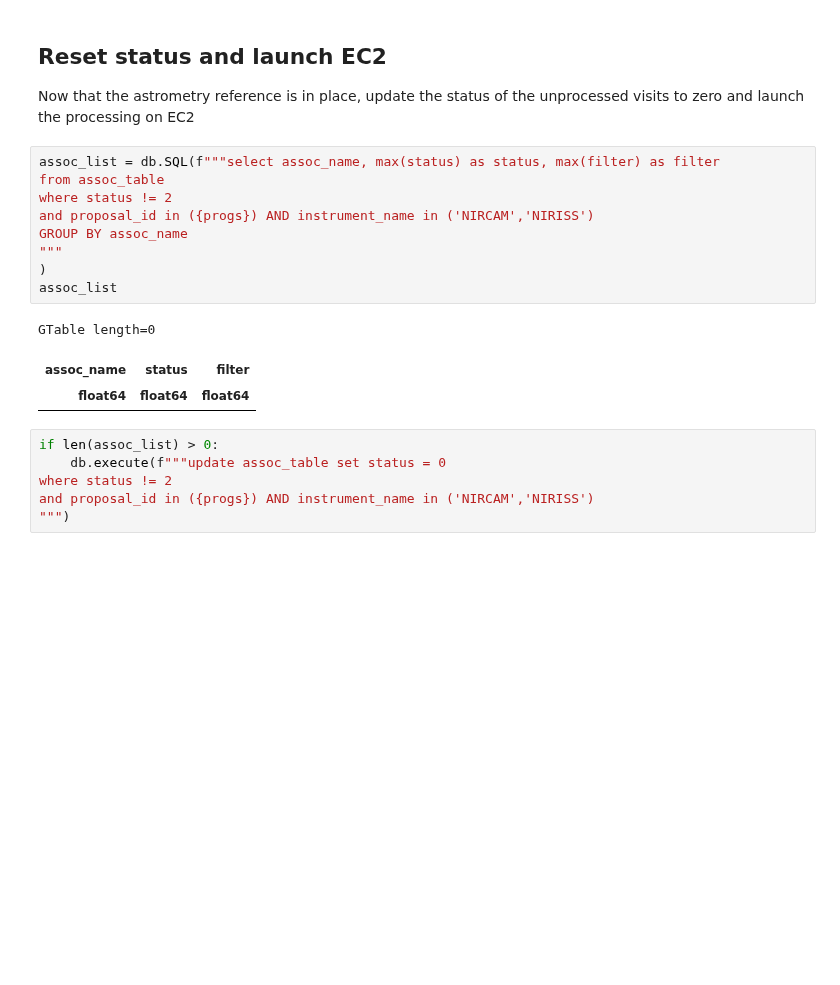
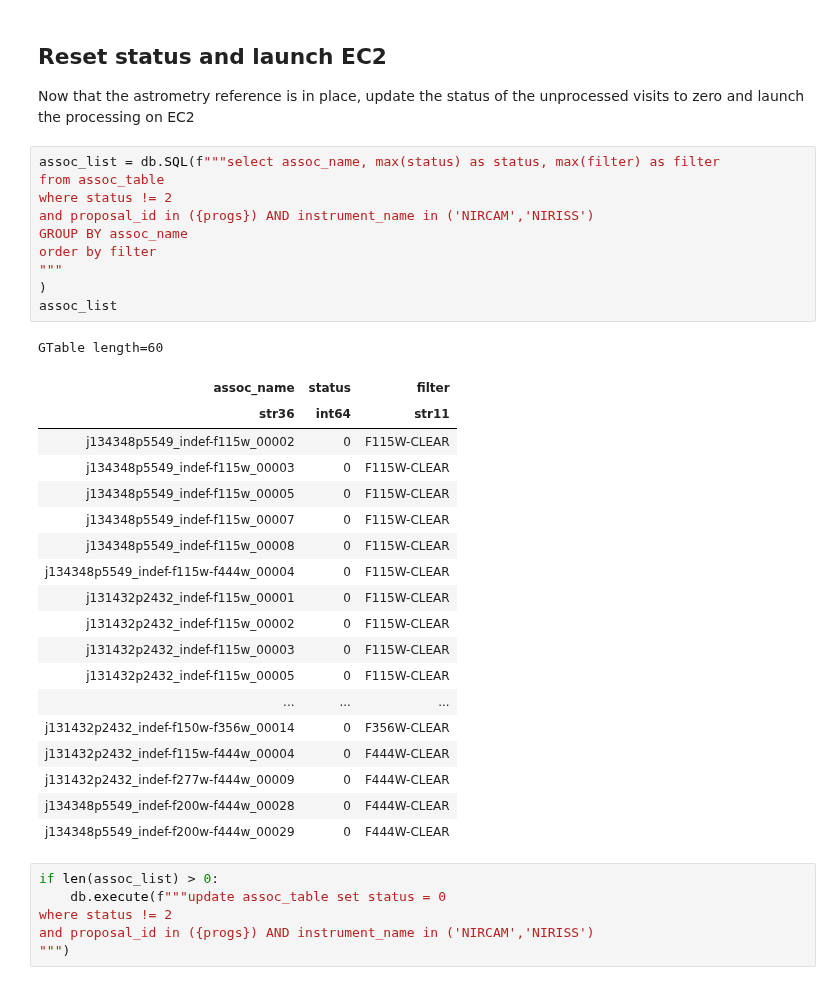
Before and after one commit to gbrammer/panoramic-jwst, a Jupyter notebook: Notebooks/make-astrometry-catalog.ipynb, the cells around one changed output. Drawn from its saved outputs; the diff is of its cells as text; blank space fills up the shorter version.

```diff
--- a/Notebooks/make-astrometry-catalog.ipynb
+++ b/Notebooks/make-astrometry-catalog.ipynb
@@ -337,16 +368,33 @@ Now that the astrometry reference is in place, update the status of the unproces
 # %%
 assoc_list = db.SQL(f"""select assoc_name, max(status) as status, max(filter) as filter
 from assoc_table
 where status != 2
 and proposal_id in ({progs}) AND instrument_name in ('NIRCAM','NIRISS')
 GROUP BY assoc_name
+order by filter
 """
 )
 assoc_list
 # %% [output]
-GTable length=0
+GTable length=60
 | assoc_name | status | filter |
-| float64 | float64 | float64 |
+| str36 | int64 | str11 |
+| j134348p5549_indef-f115w_00002 | 0 | F115W-CLEAR |
+| j134348p5549_indef-f115w_00003 | 0 | F115W-CLEAR |
+| j134348p5549_indef-f115w_00005 | 0 | F115W-CLEAR |
+| j134348p5549_indef-f115w_00007 | 0 | F115W-CLEAR |
+| j134348p5549_indef-f115w_00008 | 0 | F115W-CLEAR |
+| j134348p5549_indef-f115w-f444w_00004 | 0 | F115W-CLEAR |
+| j131432p2432_indef-f115w_00001 | 0 | F115W-CLEAR |
+| j131432p2432_indef-f115w_00002 | 0 | F115W-CLEAR |
+| j131432p2432_indef-f115w_00003 | 0 | F115W-CLEAR |
+| j131432p2432_indef-f115w_00005 | 0 | F115W-CLEAR |
+| ... | ... | ... |
+| j131432p2432_indef-f150w-f356w_00014 | 0 | F356W-CLEAR |
+| j131432p2432_indef-f115w-f444w_00004 | 0 | F444W-CLEAR |
+| j131432p2432_indef-f277w-f444w_00009 | 0 | F444W-CLEAR |
+| j134348p5549_indef-f200w-f444w_00028 | 0 | F444W-CLEAR |
+| j134348p5549_indef-f200w-f444w_00029 | 0 | F444W-CLEAR |
 # %%
 if len(assoc_list) > 0:
     db.execute(f"""update assoc_table set status = 0
```
Also changed, not shown: parts of 16 cells of this notebook.
